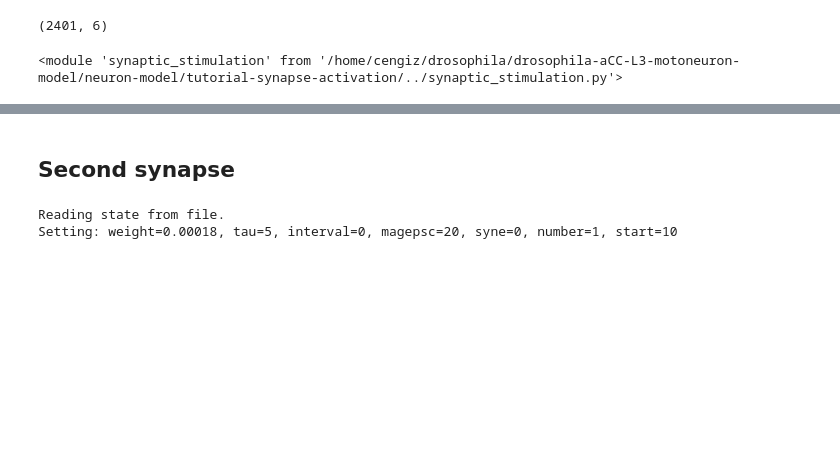
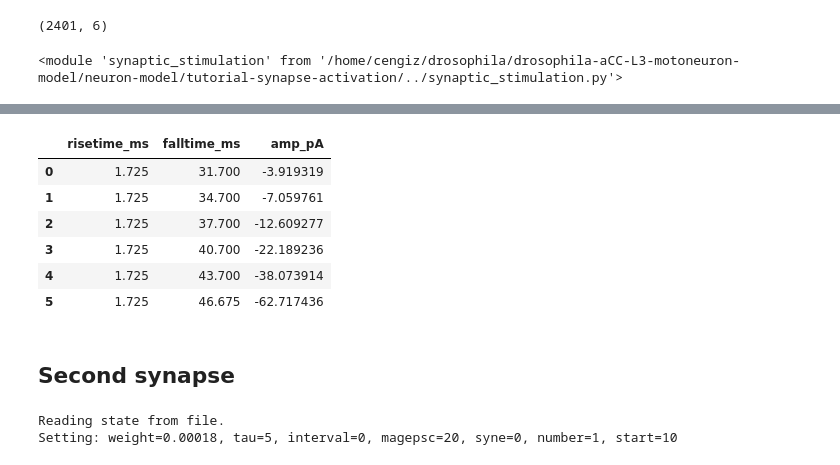
Before and after one commit to cengique/drosophila-aCC-L3-motoneuron-model, a Jupyter notebook: neuron-model/tutorial-synapse-activation/sim-synapse-act.ipynb, the cells around one changed output, grey strips where cells are left out. Saved outputs shown, nothing was run; the diff lists cells and outputs as text; code cells hidden in the pictures; blank space fills up the shorter version.

Commit message:
extracted mini metrics and created scatter plots

```diff
--- a/neuron-model/tutorial-synapse-activation/sim-synapse-act.ipynb
+++ b/neuron-model/tutorial-synapse-activation/sim-synapse-act.ipynb
@@ -221,3 +220,8 @@ plot_amp_sweep(t, vc_currents_685)
 # save as SVG
 f.output_backend = "svg"
 export_svg(f, filename="single-input-dendrite-685-amp-sweep.svg")
+# %%
+minis_den685_df = get_sweep_metrics(h, vc_currents_685)
+plot_scatter_risetime_amp(minis_den685_df)
+minis_den685_df
+# %% [output]
@@ -224,3 +230,10 @@ export_svg(f, filename="single-input-dendrite-685-amp-sweep.svg")
+|  | risetime_ms | falltime_ms | amp_pA |
+| 0 | 1.725 | 31.700 | -3.919319 |
+| 1 | 1.725 | 34.700 | -7.059761 |
+| 2 | 1.725 | 37.700 | -12.609277 |
+| 3 | 1.725 | 40.700 | -22.189236 |
+| 4 | 1.725 | 43.700 | -38.073914 |
+| 5 | 1.725 | 46.675 | -62.717436 |
 # %% [markdown]
 ## Second synapse
 # %%
```
Also changed, not shown: parts of 10 cells of this notebook, 3 other files.
